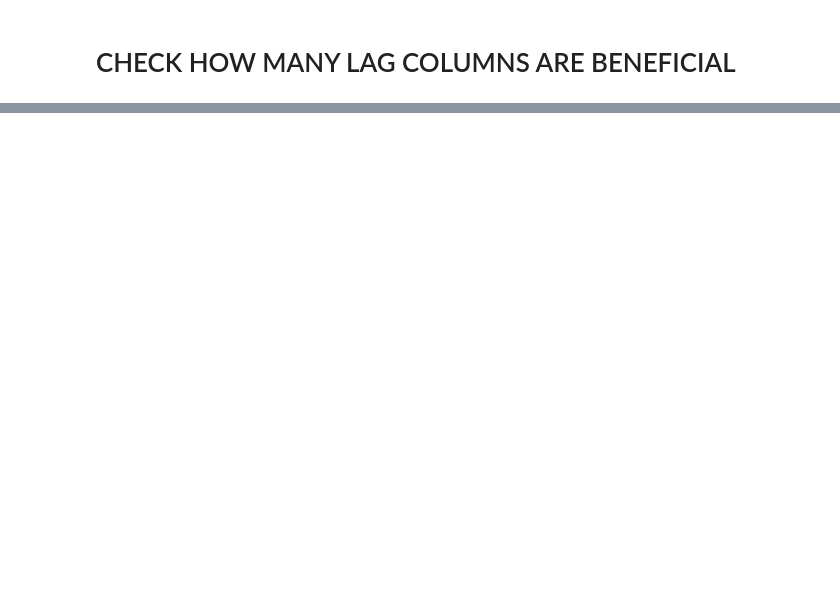
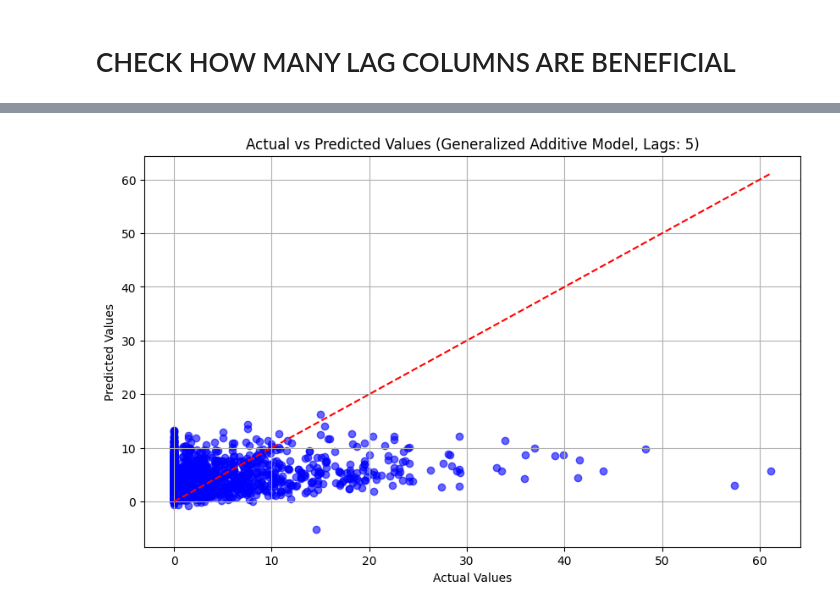
Before and after one commit to mosmar99/Pest-Outbrakes, a Jupyter notebook: play2.ipynb, the cells around one changed output, grey strips where cells are left out. Cells and saved outputs as stored; diff of their text form; code cells hidden in the pictures; blank space fills up the shorter version.

```diff
--- a/play2.ipynb
+++ b/play2.ipynb
@@ -219,0 +223,98 @@ Stopping at 19 lags. Best lags: 18, Best R^2: -0.04991
+# %%
+import pandas as pd
+import numpy as np
+import matplotlib.pyplot as plt
+from sklearn.linear_model import LinearRegression, Ridge
+from sklearn.ensemble import RandomForestRegressor
+from sklearn.svm import SVR
+from sklearn.model_selection import train_test_split
+from sklearn.metrics import r2_score
+from sklearn.preprocessing import PolynomialFeatures
+from sklearn.pipeline import make_pipeline
+import xgboost as xgb
+from pygam import LinearGAM
+
+# Load and preprocess dataset
+df = pd.read_csv('output.csv')
+df['graderingsdatum'] = pd.to_datetime(df['graderingsdatum'])
+df['year'] = df['graderingsdatum'].dt.year
+df = df.drop(columns=['geometry', 'graderingsdatum', 'skadegorare', 'groda', 'sort'])
+df = df.interpolate()
+df['varde'] = df['varde'] * (df['utvecklingsstadium'] / 100.0)
+
+target_column = 'varde'
+max_lags = 5
+
+# Prepare the dataset with lagged features
+def create_lagged_features(data, target, num_lags):
+    df_lagged = data.copy()
+    for lag in range(1, num_lags + 1):
+        df_lagged[f'lag_{lag}'] = df_lagged[target].shift(lag)
+    return df_lagged.dropna()
+
+# Split into train and test sets
+def train_test_lagged(df, target_column):
+    X, y = df.drop(columns=[target_column]), df[target_column]
+    return train_test_split(X, y, test_size=0.2, shuffle=False)
+
+# Determine optimal lag count for each model
+optimal_lags = {}
+for num_lags in range(1, max_lags + 1):
+    df_lagged = create_lagged_features(df, target_column, num_lags)
+    X_train, X_test, y_train, y_test = train_test_lagged(df_lagged, target_column)
+
+    model = LinearRegression()
+    model.fit(X_train, y_train)
+    y_pred = model.predict(X_test)
+
+    r2 = r2_score(y_test, y_pred)
+    if len(optimal_lags) == 0 or r2 > max(optimal_lags.values()):
+        optimal_lags[num_lags] = r2
+    else:
+        break
+
+# Evaluate models with optimal lags
+results = {}
+for num_lags, _ in optimal_lags.items():
+    df_lagged = create_lagged_features(df, target_column, num_lags)
+    X_train, X_test, y_train, y_test = train_test_lagged(df_lagged, target_column)
+
+    models = {
+        "Linear Regression": LinearRegression(),
+        "Polynomial Regression": make_pipeline(PolynomialFeatures(3), LinearRegression()),
+        "Ridge Regression": Ridge(),
+        "Random Forest": RandomForestRegressor(n_estimators=100),
+        "XGBoost": xgb.XGBRegressor(objective="reg:squarederror"),
+        "SVR": SVR(kernel='rbf'),
+        "Generalized Additive Model": LinearGAM()
+    }
+
+    for name, model in models.items():
+        model.fit(X_train, y_train)
+        y_pred = model.predict(X_test)
+
+        r2 = r2_score(y_test, y_pred)
+        results[(name, num_lags)] = r2
+        print(f'{name}, Lags: {num_lags}, R^2: {r2:.5f}')
+
+# Get best model
+best_model, best_lags = max(results, key=results.get)
+best_r2 = results[(best_model, best_lags)]
+
+# Plot actual vs predicted values for best model
+df_lagged = create_lagged_features(df, target_column, best_lags)
+X_train, X_test, y_train, y_test = train_test_lagged(df_lagged, target_column)
+best_model_instance = models[best_model]
+
+best_model_instance.fit(X_train, y_train)
+y_pred = best_model_instance.predict(X_test)
+
+plt.figure(figsize=(10, 6))
+plt.scatter(y_test, y_pred, color='blue', alpha=0.6)
+plt.plot([y_test.min(), y_test.max()], [y_test.min(), y_test.max()], color='red', linestyle='--')
+plt.title(f'Actual vs Predicted Values ({best_model}, Lags: {best_lags})')
+plt.xlabel('Actual Values')
+plt.ylabel('Predicted Values')
+plt.grid()
+plt.show()
+# %% [output]
@@ -219,0 +338 @@ Stopping at 19 lags. Best lags: 18, Best R^2: -0.04991
+[figure, added]
```
Also changed, not shown: parts of 7 cells of this notebook.
